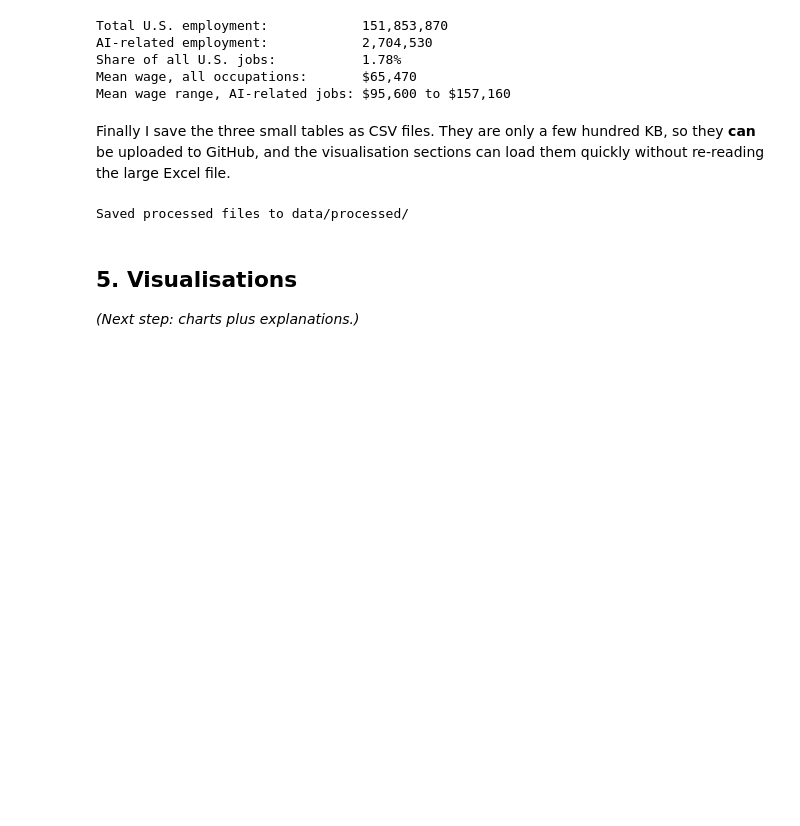
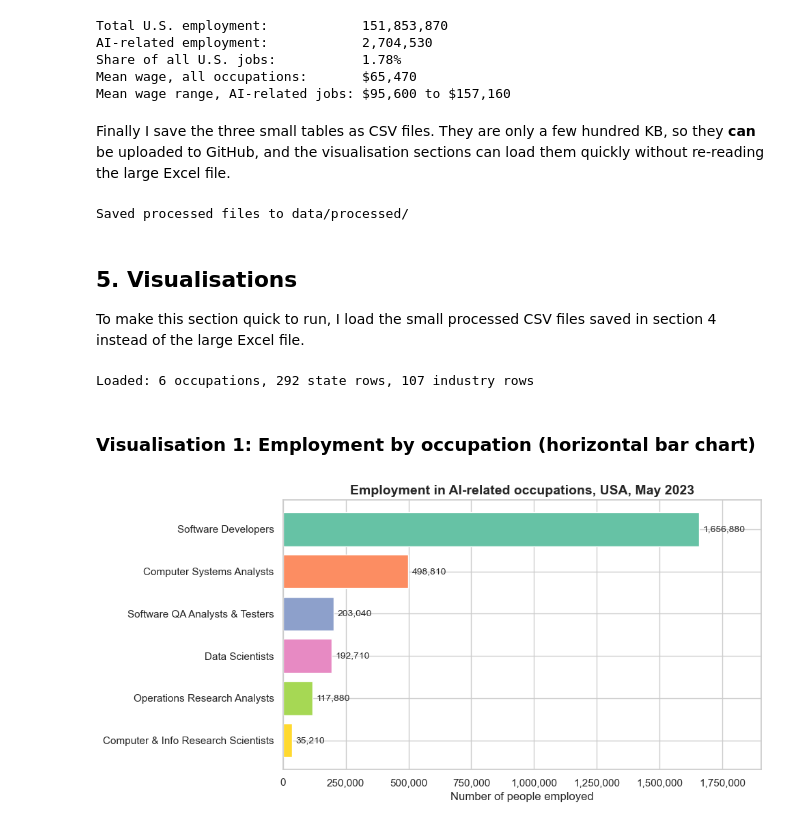
Before and after one commit to Enne08/ai-employment-analysis, a Jupyter notebook: ai_employment_analysis.ipynb, the cells around one changed output. Drawn from its saved outputs; the diff is of its cells as text; code cells hidden in the pictures; blank space fills up the shorter version.

Commit message:
Add bar chart of employment by AI-related occupation

```diff
--- a/ai_employment_analysis.ipynb
+++ b/ai_employment_analysis.ipynb
@@ -249,4 +249,39 @@ Saved processed files to data/processed/
 # %% [markdown]
 ## 5. Visualisations
 
-*(Next step: charts plus explanations.)*
+To make this section quick to run, I load the small processed CSV files saved in section 4 instead of the large Excel file.
+# %%
+national = pd.read_csv("data/processed/ai_national_2023.csv")
+states = pd.read_csv("data/processed/ai_states_2023.csv")
+industries = pd.read_csv("data/processed/ai_industries_2023.csv")
+
+national = national.sort_values("TOT_EMP", ascending=False)
+colours = dict(zip(national["SHORT_TITLE"], sns.color_palette("Set2", len(national))))
+print("Loaded:", len(national), "occupations,", len(states), "state rows,", len(industries), "industry rows")
+# %% [output]
+Loaded: 6 occupations, 292 state rows, 107 industry rows
+# %% [markdown]
+### Visualisation 1: Employment by occupation (horizontal bar chart)
+# %%
+import matplotlib.ticker as mticker
+
+data = national.sort_values("TOT_EMP")
+
+fig, ax = plt.subplots(figsize=(10, 5))
+bars = ax.barh(data["SHORT_TITLE"], data["TOT_EMP"],
+               color=[colours[t] for t in data["SHORT_TITLE"]])
+
+for bar in bars:
+    value = bar.get_width()
+    ax.text(value + 15000, bar.get_y() + bar.get_height() / 2,
+            f"{value:,.0f}", va="center", fontsize=10)
+
+ax.set_title("Employment in AI-related occupations, USA, May 2023", fontsize=14, weight="bold")
+ax.set_xlabel("Number of people employed")
+ax.set_ylabel("")
+ax.xaxis.set_major_formatter(mticker.StrMethodFormatter("{x:,.0f}"))
+ax.set_xlim(0, data["TOT_EMP"].max() * 1.15)
+plt.tight_layout()
+plt.show()
+# %% [output]
+[figure, added]
```
Also changed, not shown: parts of 1 cell of this notebook.
